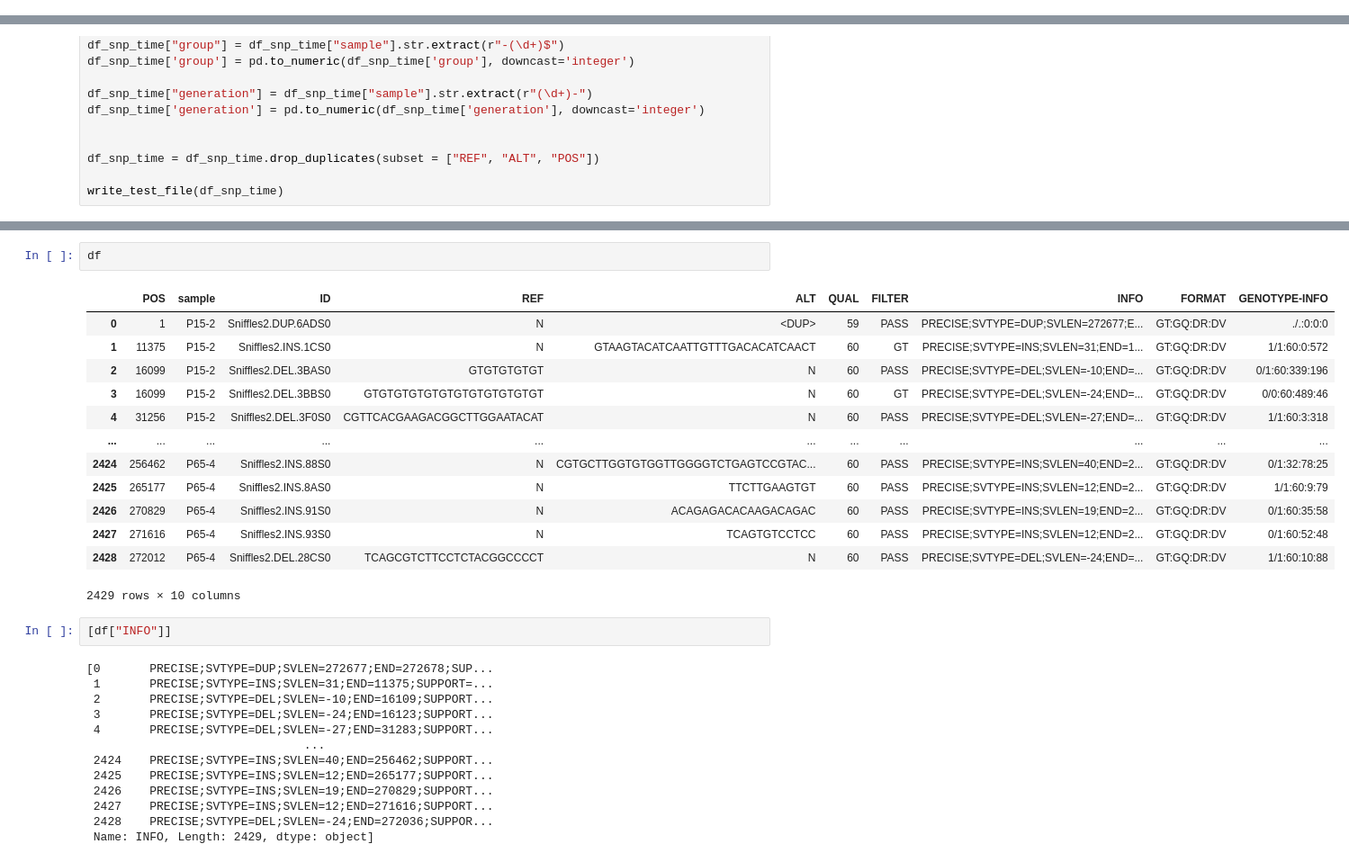
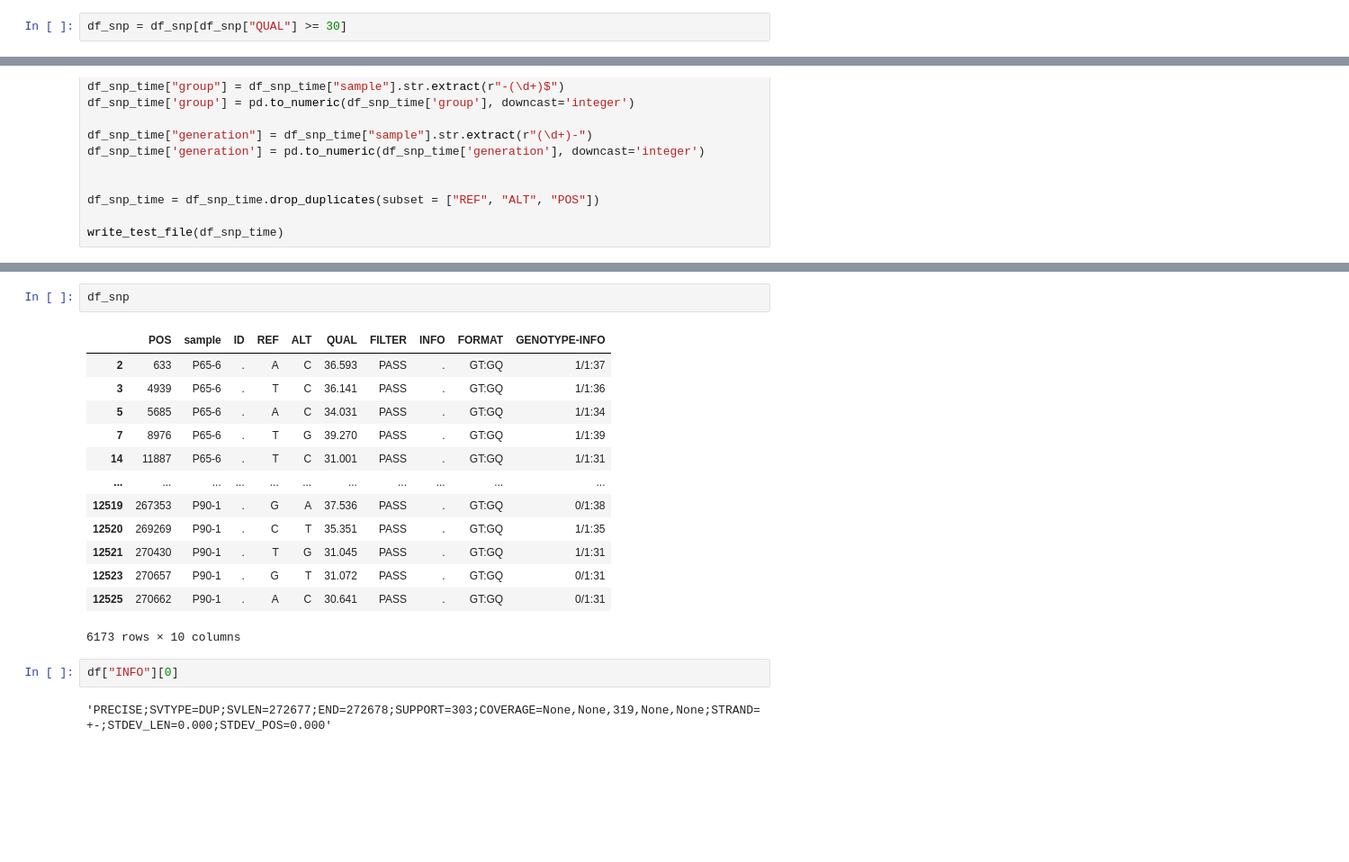
Before and after one commit to cmay-code/bill_projet, a Jupyter notebook: scrpits/proccessing.ipynb, the cells around one changed output, grey strips where cells are left out. Shown at 90% size. Saved outputs shown, nothing was run; the diff lists cells and outputs as text; blank space fills up the shorter version.

```diff
--- a/scrpits/proccessing.ipynb
+++ b/scrpits/proccessing.ipynb
@@ -24,0 +46,2 @@ df_snp = pd.read_csv(snp_file_loc, sep = "\t")
+# %%
+df_snp = df_snp[df_snp["QUAL"] >= 30]
@@ -175,31 +525,20 @@ plt.rcParams['figure.figsize'] = [20, 10]
 # %%
-df
+df_snp
 # %% [output]
 |  | POS | sample | ID | REF | ALT | QUAL | FILTER | INFO | FORMAT | GENOTYPE-INFO |
-| 0 | 1 | P15-2 | Sniffles2.DUP.6ADS0 | N | <DUP> | 59 | PASS | PRECISE;SVTYPE=DUP;SVLEN=272677;E... | GT:GQ:DR:DV | ./.:0:0:0 |
-| 1 | 11375 | P15-2 | Sniffles2.INS.1CS0 | N | GTAAGTACATCAATTGTTTGACACATCAACT | 60 | GT | PRECISE;SVTYPE=INS;SVLEN=31;END=1... | GT:GQ:DR:DV | 1/1:60:0:572 |
-| 2 | 16099 | P15-2 | Sniffles2.DEL.3BAS0 | GTGTGTGTGT | N | 60 | PASS | PRECISE;SVTYPE=DEL;SVLEN=-10;END=... | GT:GQ:DR:DV | 0/1:60:339:196 |
-| 3 | 16099 | P15-2 | Sniffles2.DEL.3BBS0 | GTGTGTGTGTGTGTGTGTGTGTGT | N | 60 | GT | PRECISE;SVTYPE=DEL;SVLEN=-24;END=... | GT:GQ:DR:DV | 0/0:60:489:46 |
-| 4 | 31256 | P15-2 | Sniffles2.DEL.3F0S0 | CGTTCACGAAGACGGCTTGGAATACAT | N | 60 | PASS | PRECISE;SVTYPE=DEL;SVLEN=-27;END=... | GT:GQ:DR:DV | 1/1:60:3:318 |
+| 2 | 633 | P65-6 | . | A | C | 36.593 | PASS | . | GT:GQ | 1/1:37 |
+| 3 | 4939 | P65-6 | . | T | C | 36.141 | PASS | . | GT:GQ | 1/1:36 |
+| 5 | 5685 | P65-6 | . | A | C | 34.031 | PASS | . | GT:GQ | 1/1:34 |
+| 7 | 8976 | P65-6 | . | T | G | 39.270 | PASS | . | GT:GQ | 1/1:39 |
+| 14 | 11887 | P65-6 | . | T | C | 31.001 | PASS | . | GT:GQ | 1/1:31 |
 | ... | ... | ... | ... | ... | ... | ... | ... | ... | ... | ... |
-| 2424 | 256462 | P65-4 | Sniffles2.INS.88S0 | N | CGTGCTTGGTGTGGTTGGGGTCTGAGTCCGTAC... | 60 | PASS | PRECISE;SVTYPE=INS;SVLEN=40;END=2... | GT:GQ:DR:DV | 0/1:32:78:25 |
-| 2425 | 265177 | P65-4 | Sniffles2.INS.8AS0 | N | TTCTTGAAGTGT | 60 | PASS | PRECISE;SVTYPE=INS;SVLEN=12;END=2... | GT:GQ:DR:DV | 1/1:60:9:79 |
-| 2426 | 270829 | P65-4 | Sniffles2.INS.91S0 | N | ACAGAGACACAAGACAGAC | 60 | PASS | PRECISE;SVTYPE=INS;SVLEN=19;END=2... | GT:GQ:DR:DV | 0/1:60:35:58 |
-| 2427 | 271616 | P65-4 | Sniffles2.INS.93S0 | N | TCAGTGTCCTCC | 60 | PASS | PRECISE;SVTYPE=INS;SVLEN=12;END=2... | GT:GQ:DR:DV | 0/1:60:52:48 |
-| 2428 | 272012 | P65-4 | Sniffles2.DEL.28CS0 | TCAGCGTCTTCCTCTACGGCCCCT | N | 60 | PASS | PRECISE;SVTYPE=DEL;SVLEN=-24;END=... | GT:GQ:DR:DV | 1/1:60:10:88 |
+| 12519 | 267353 | P90-1 | . | G | A | 37.536 | PASS | . | GT:GQ | 0/1:38 |
+| 12520 | 269269 | P90-1 | . | C | T | 35.351 | PASS | . | GT:GQ | 1/1:35 |
+| 12521 | 270430 | P90-1 | . | T | G | 31.045 | PASS | . | GT:GQ | 1/1:31 |
+| 12523 | 270657 | P90-1 | . | G | T | 31.072 | PASS | . | GT:GQ | 0/1:31 |
+| 12525 | 270662 | P90-1 | . | A | C | 30.641 | PASS | . | GT:GQ | 0/1:31 |
-2429 rows × 10 columns
+6173 rows × 10 columns
 # %%
-[df["INFO"]]
+df["INFO"][0]
 # %% [output]
-[0       PRECISE;SVTYPE=DUP;SVLEN=272677;END=272678;SUP...
- 1       PRECISE;SVTYPE=INS;SVLEN=31;END=11375;SUPPORT=...
- 2       PRECISE;SVTYPE=DEL;SVLEN=-10;END=16109;SUPPORT...
- 3       PRECISE;SVTYPE=DEL;SVLEN=-24;END=16123;SUPPORT...
- 4       PRECISE;SVTYPE=DEL;SVLEN=-27;END=31283;SUPPORT...
-                               ...
- 2424    PRECISE;SVTYPE=INS;SVLEN=40;END=256462;SUPPORT...
- 2425    PRECISE;SVTYPE=INS;SVLEN=12;END=265177;SUPPORT...
- 2426    PRECISE;SVTYPE=INS;SVLEN=19;END=270829;SUPPORT...
- 2427    PRECISE;SVTYPE=INS;SVLEN=12;END=271616;SUPPORT...
- 2428    PRECISE;SVTYPE=DEL;SVLEN=-24;END=272036;SUPPOR...
- Name: INFO, Length: 2429, dtype: object]
+'PRECISE;SVTYPE=DUP;SVLEN=272677;END=272678;SUPPORT=303;COVERAGE=None,None,319,None,None;STRAND=+-;STDEV_LEN=0.000;STDEV_POS=0.000'
```
Also changed, not shown: parts of 22 cells of this notebook, 1 other file.
